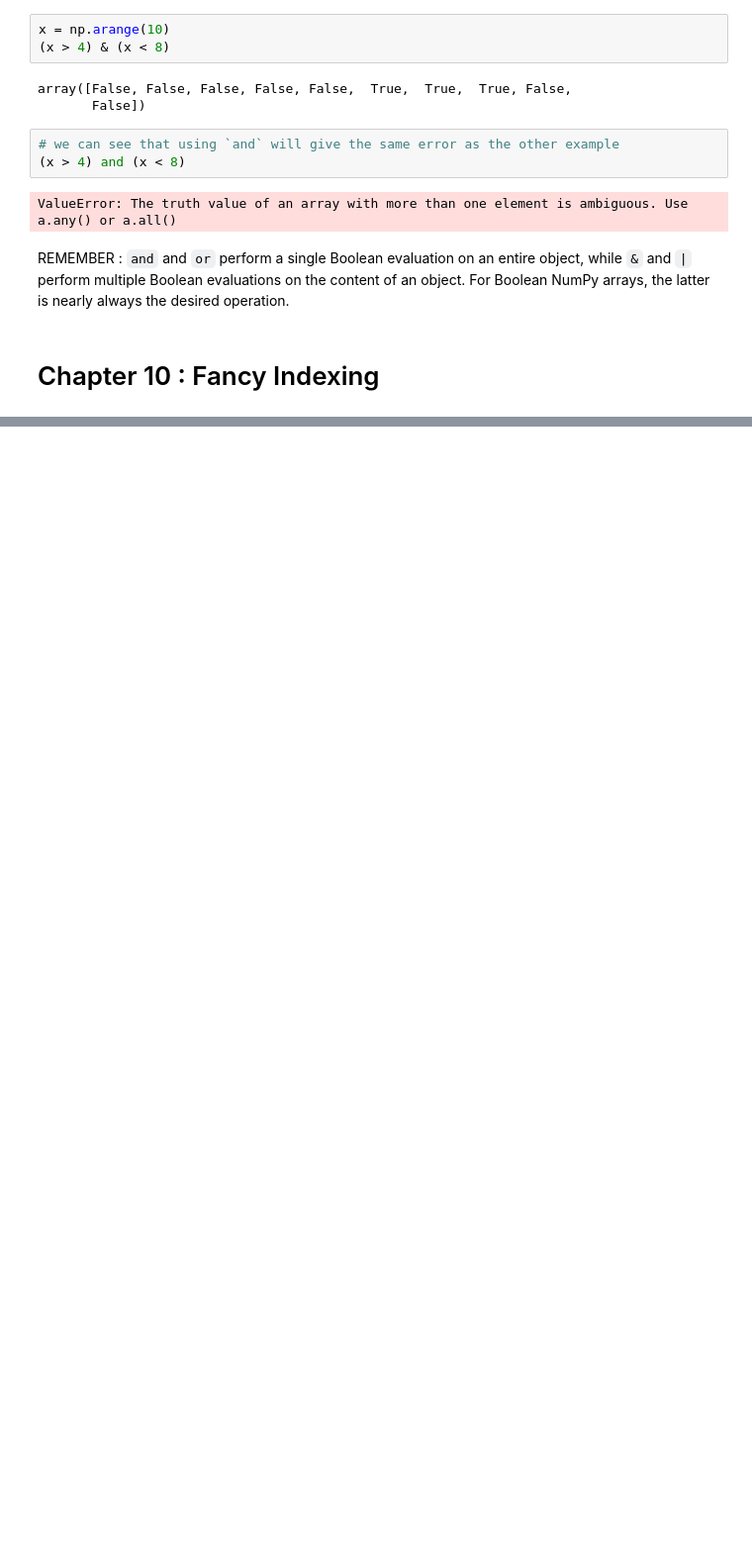
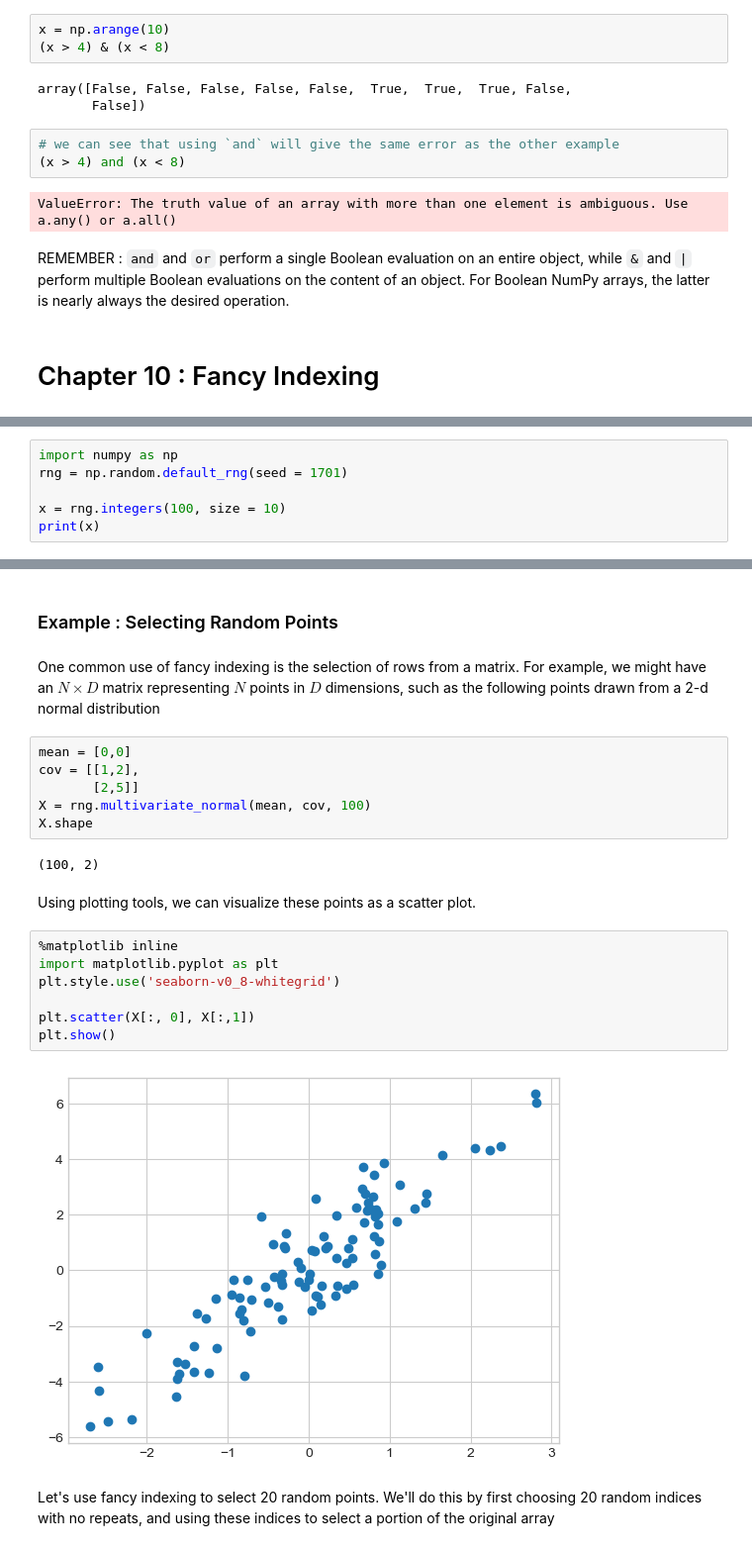
Before and after one commit to huymh/jupyter-notes, a Jupyter notebook: HB_Introduction_to_NumPy.ipynb, the cells around one changed output, grey strips where cells are left out. Shown: that part at 99% size. Drawn from its saved outputs; the diff is of its cells as text; blank space fills up the shorter version.

```diff
--- a/HB_Introduction_to_NumPy.ipynb
+++ b/HB_Introduction_to_NumPy.ipynb
@@ -1365,0 +1371,6 @@ REMEMBER : `and` and `or` perform a single Boolean evaluation on an entire objec
+# %%
+import numpy as np
+rng = np.random.default_rng(seed = 1701)
+
+x = rng.integers(100, size = 10)
+print(x)
@@ -1365,0 +1454,25 @@ REMEMBER : `and` and `or` perform a single Boolean evaluation on an entire objec
+# %% [markdown]
+### Example : Selecting Random Points
+# %% [markdown]
+One common use of fancy indexing is the selection of rows from a matrix. For example, we might have an $N \times D$ matrix representing $N$ points in $D$ dimensions, such as the following points drawn from a 2-d normal distribution
+# %%
+mean = [0,0]
+cov = [[1,2],
+       [2,5]]
+X = rng.multivariate_normal(mean, cov, 100)
+X.shape
+# %% [output]
+(100, 2)
+# %% [markdown]
+Using plotting tools, we can visualize these points as a scatter plot.
+# %%
+%matplotlib inline
+import matplotlib.pyplot as plt
+plt.style.use('seaborn-v0_8-whitegrid')
+
+plt.scatter(X[:, 0], X[:,1])
+plt.show()
+# %% [output]
+[figure, added]
+# %% [markdown]
+Let's use fancy indexing to select 20 random points. We'll do this by first choosing 20 random indices with no repeats, and using these indices to select a portion of the original array
```
Also changed, not shown: parts of 37 cells of this notebook.
